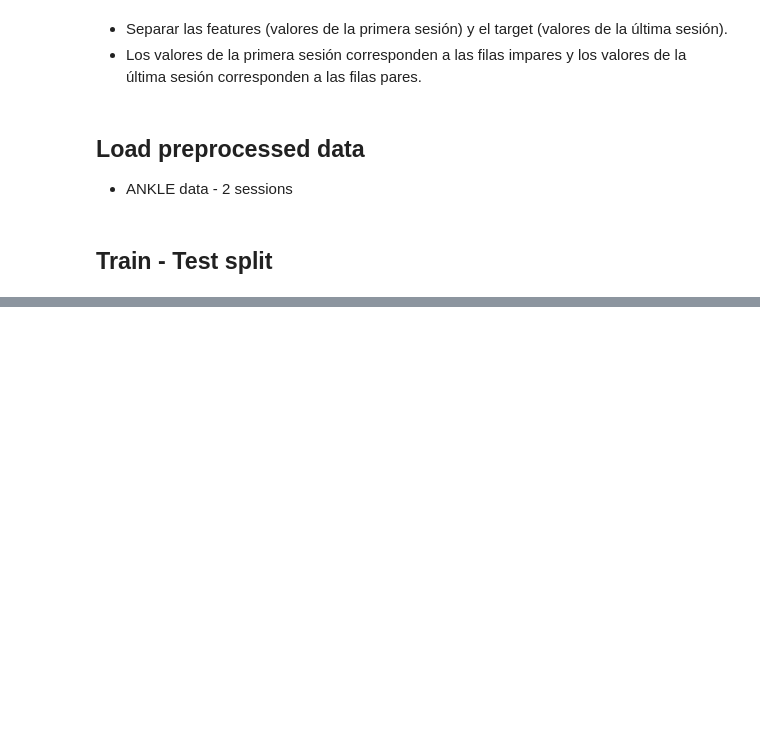
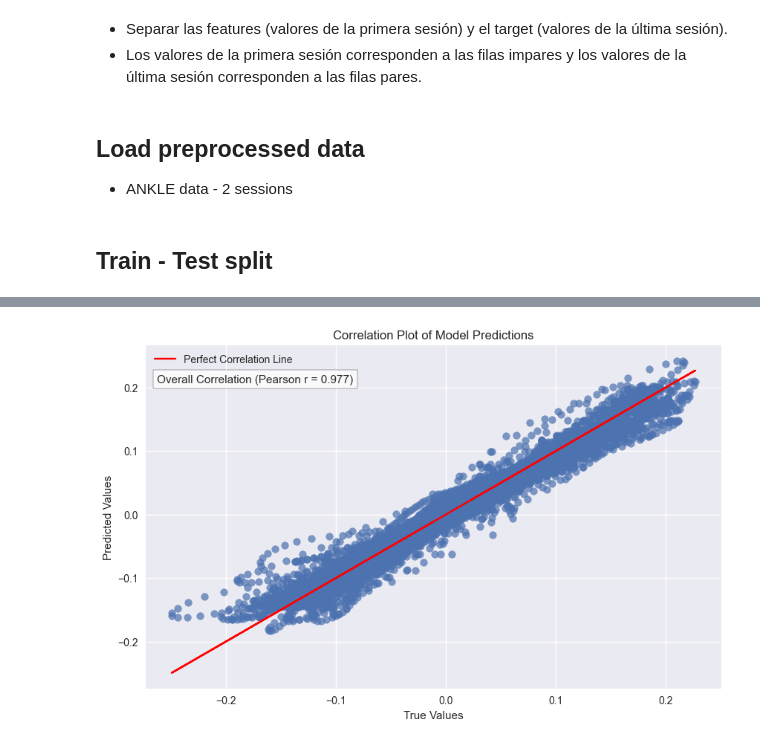
Before and after one commit to bernatsort/Therapy-Progress-Gait-Prediction, a Jupyter notebook: DecisionTrees_models.ipynb, the cells around one changed output, grey strips where cells are left out. Saved outputs shown, nothing was run; the diff lists cells and outputs as text; code cells hidden in the pictures; blank space fills up the shorter version.

```diff
--- a/DecisionTrees_models.ipynb
+++ b/DecisionTrees_models.ipynb
@@ -72,0 +717,5 @@ X_train_A2, y_train_A2, X_test_A2, y_test_A2 = split_df_train_test(
+# %%
+# Model 6 (Decision Tree Regressor): global correlation plot of the model's predictions with all points and the perfect correlation line.
+plot_correlation_model(y_true=y_test_A2, y_pred=y_pred_test_A2, overall_corr_coeff=overall_corr_test_A2)
+# %% [output]
+[figure, added]
```
Also changed, not shown: parts of 15 cells of this notebook.
